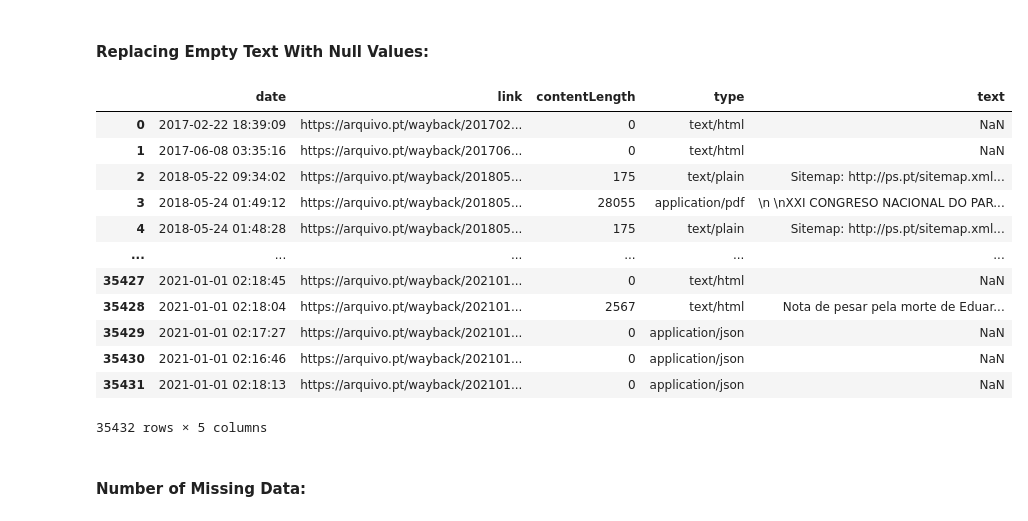
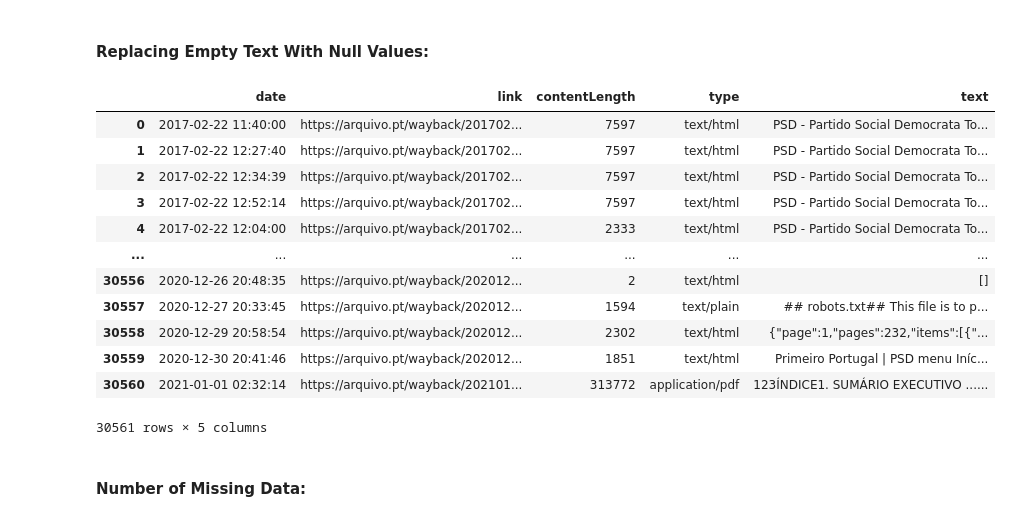
Before and after one commit to mariacrnr/feup-pri, a Jupyter notebook: data_preparation.ipynb, the cells around one changed output. Drawn from its saved outputs; the diff is of its cells as text; code cells hidden in the pictures.

```diff
--- a/data_preparation.ipynb
+++ b/data_preparation.ipynb
@@ -11,6 +13,6 @@ import matplotlib.pyplot as plt
 ### Preliminary Data Analysis:
 We start by examining the data collected to better grasp it's extent and content.
 # %%
-df = pd.read_json("ps.json")
+df = pd.read_json("data/psd.json")
 df.shape
 # %% [output]
@@ -73,22 +85,22 @@ df[df["text"]==""]
 # %% [markdown]
 #### Replacing Empty Text With Null Values:
 # %%
-df = df.replace(r'^\s*$', np.nan, regex=True)
+#df = df.replace(r'^\s*$', np.nan, regex=True)
 df
 # %% [output]
 |  | date | link | contentLength | type | text |
-| 0 | 2017-02-22 18:39:09 | https://arquivo.pt/wayback/201702... | 0 | text/html | NaN |
-| 1 | 2017-06-08 03:35:16 | https://arquivo.pt/wayback/201706... | 0 | text/html | NaN |
-| 2 | 2018-05-22 09:34:02 | https://arquivo.pt/wayback/201805... | 175 | text/plain | Sitemap: http://ps.pt/sitemap.xml... |
-| 3 | 2018-05-24 01:49:12 | https://arquivo.pt/wayback/201805... | 28055 | application/pdf | \n \nXXI CONGRESO NACIONAL DO PAR... |
-| 4 | 2018-05-24 01:48:28 | https://arquivo.pt/wayback/201805... | 175 | text/plain | Sitemap: http://ps.pt/sitemap.xml... |
+| 0 | 2017-02-22 11:40:00 | https://arquivo.pt/wayback/201702... | 7597 | text/html | PSD - Partido Social Democrata To... |
+| 1 | 2017-02-22 12:27:40 | https://arquivo.pt/wayback/201702... | 7597 | text/html | PSD - Partido Social Democrata To... |
+| 2 | 2017-02-22 12:34:39 | https://arquivo.pt/wayback/201702... | 7597 | text/html | PSD - Partido Social Democrata To... |
+| 3 | 2017-02-22 12:52:14 | https://arquivo.pt/wayback/201702... | 7597 | text/html | PSD - Partido Social Democrata To... |
+| 4 | 2017-02-22 12:04:00 | https://arquivo.pt/wayback/201702... | 2333 | text/html | PSD - Partido Social Democrata To... |
 | ... | ... | ... | ... | ... | ... |
-| 35427 | 2021-01-01 02:18:45 | https://arquivo.pt/wayback/202101... | 0 | text/html | NaN |
-| 35428 | 2021-01-01 02:18:04 | https://arquivo.pt/wayback/202101... | 2567 | text/html | Nota de pesar pela morte de Eduar... |
-| 35429 | 2021-01-01 02:17:27 | https://arquivo.pt/wayback/202101... | 0 | application/json | NaN |
-| 35430 | 2021-01-01 02:16:46 | https://arquivo.pt/wayback/202101... | 0 | application/json | NaN |
-| 35431 | 2021-01-01 02:18:13 | https://arquivo.pt/wayback/202101... | 0 | application/json | NaN |
+| 30556 | 2020-12-26 20:48:35 | https://arquivo.pt/wayback/202012... | 2 | text/html | [] |
+| 30557 | 2020-12-27 20:33:45 | https://arquivo.pt/wayback/202012... | 1594 | text/plain | ## robots.txt## This file is to p... |
+| 30558 | 2020-12-29 20:58:54 | https://arquivo.pt/wayback/202012... | 2302 | text/html | {"page":1,"pages":232,"items":[{"... |
+| 30559 | 2020-12-30 20:41:46 | https://arquivo.pt/wayback/202012... | 1851 | text/html | Primeiro Portugal | PSD menu Iníc... |
+| 30560 | 2021-01-01 02:32:14 | https://arquivo.pt/wayback/202101... | 313772 | application/pdf | 123ÍNDICE1. SUMÁRIO EXECUTIVO ...... |
-35432 rows × 5 columns
+30561 rows × 5 columns
 # %% [markdown]
 #### Number of Missing Data:
 # %%
```
Also changed, not shown: parts of 11 cells of this notebook, 1 other file.
